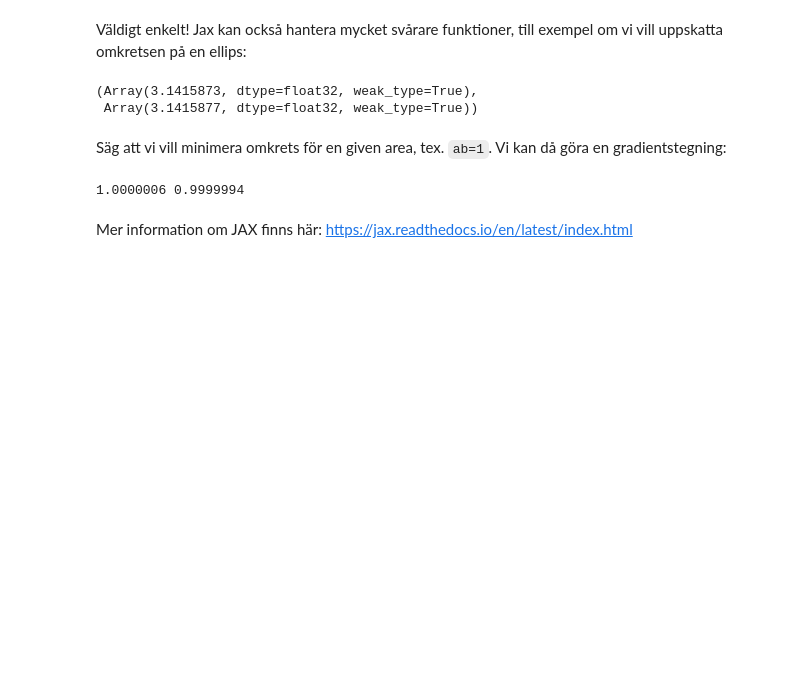
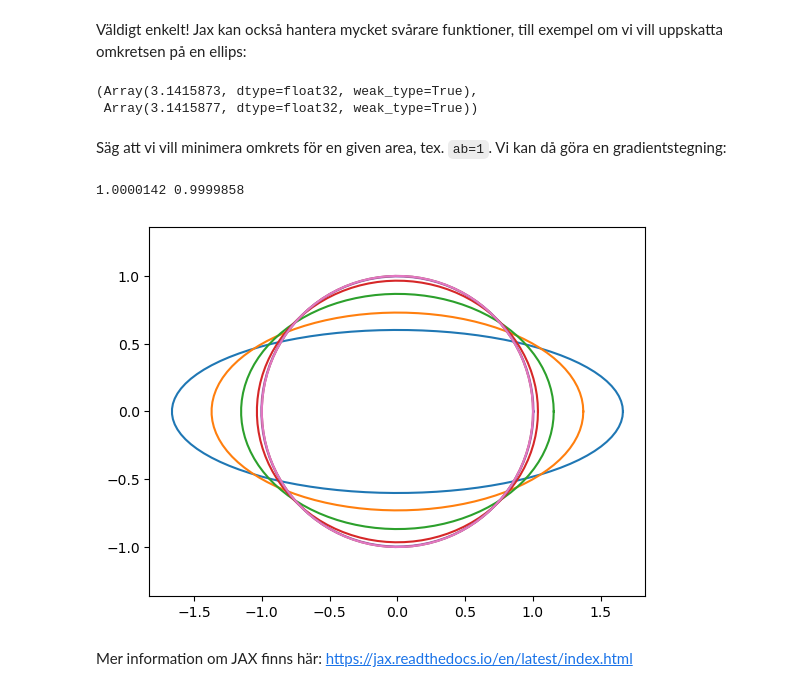
Before and after one commit to emastr/kex-asta-rebecka, a Jupyter notebook: jax_intro.ipynb, the cells around one changed output. Cells and saved outputs as stored; diff of their text form; code cells hidden in the pictures; blank space fills up the shorter version.

```diff
--- a/jax_intro.ipynb
+++ b/jax_intro.ipynb
@@ -69,17 +84,24 @@ Säg att vi vill minimera omkrets för en given area, tex. ``ab=1``. Vi kan då
 # %%
 omkr = lambda a: f(a, 1./a)  # Eliminera b genom att substituera in b = 1/a.
 grad_omkr = grad(omkr)
 
-da = 0.01 # steglängd
+da = 0.1 # steglängd
 a0 = 2. # startvärde
 res = 1. # startvärde
-while res > 1e-8:
+while res > 1e-3:
     a1 = a0 - da* grad_omkr(a0)
     res = abs(a1-a0)
     a0 = a1
+    theta = jnp.linspace(0, 2*jnp.pi, 100)
+    plt.plot(a0 * jnp.cos(theta), 1./a0 * jnp.sin(theta))
 
+plt.axis("equal")
 print(a1, 1./a1)
+
+            # Real   # Imagi
+## r(t) = (a * cos(t), b * sin(t)) =  () * exp(it) + () exp(-it) --> fourierserie
 # %% [output]
-1.0000006 0.9999994
+1.0000142 0.9999858
+[figure, added]
 # %% [markdown]
 Mer information om JAX finns här: https://jax.readthedocs.io/en/latest/index.html
```
Also changed, not shown: parts of 4 cells of this notebook, 1 other file.
